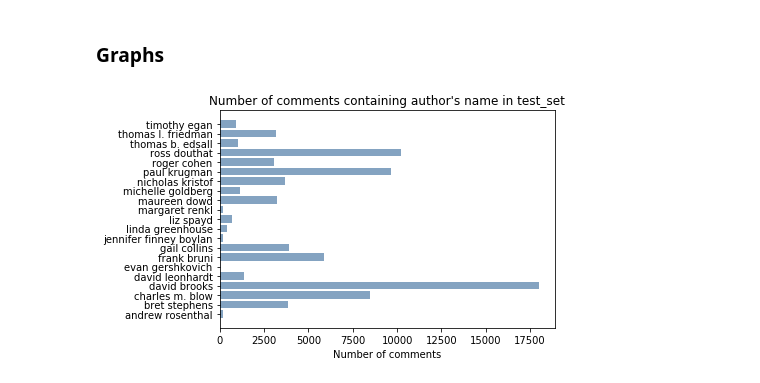
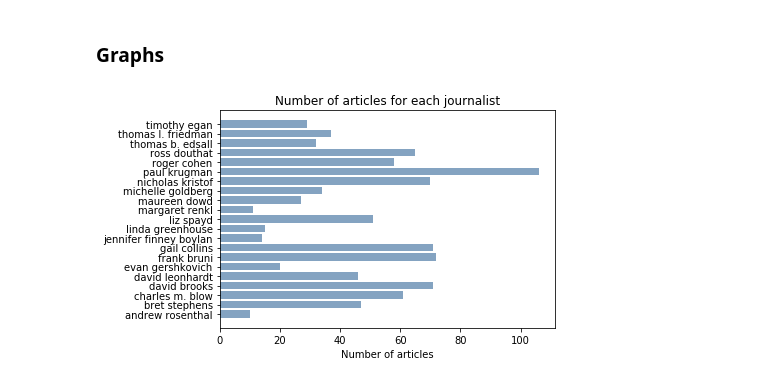
Before and after one commit to Naila-elh/NLP_NYT_comments, a Jupyter notebook: 1-clean-data.ipynb, the cells around one changed output. Saved outputs shown, nothing was run; the diff lists cells and outputs as text; code cells hidden in the pictures.

Commit message:
update graphs

```diff
--- a/1-clean-data.ipynb
+++ b/1-clean-data.ipynb
@@ -367,9 +344,9 @@ authors_statistics
 # %%
 import matplotlib.pyplot as plt
 # %%
-plt.barh(authors_statistics['author'], authors_statistics['ref_author'], color=(0.2, 0.4, 0.6, 0.6))
-plt.title("Number of comments containing author's name in test_set")
-plt.xlabel('Number of comments')
+plt.barh(authors_statistics['author'], authors_statistics['nb_articles_total'], color=(0.2, 0.4, 0.6, 0.6))
+plt.title("Number of articles for each journalist")
+plt.xlabel('Number of articles')
 plt.show()
 # %% [output]
-[figure, old version]
+[figure, new version]
```
Also changed, not shown: parts of 6 cells of this notebook.
